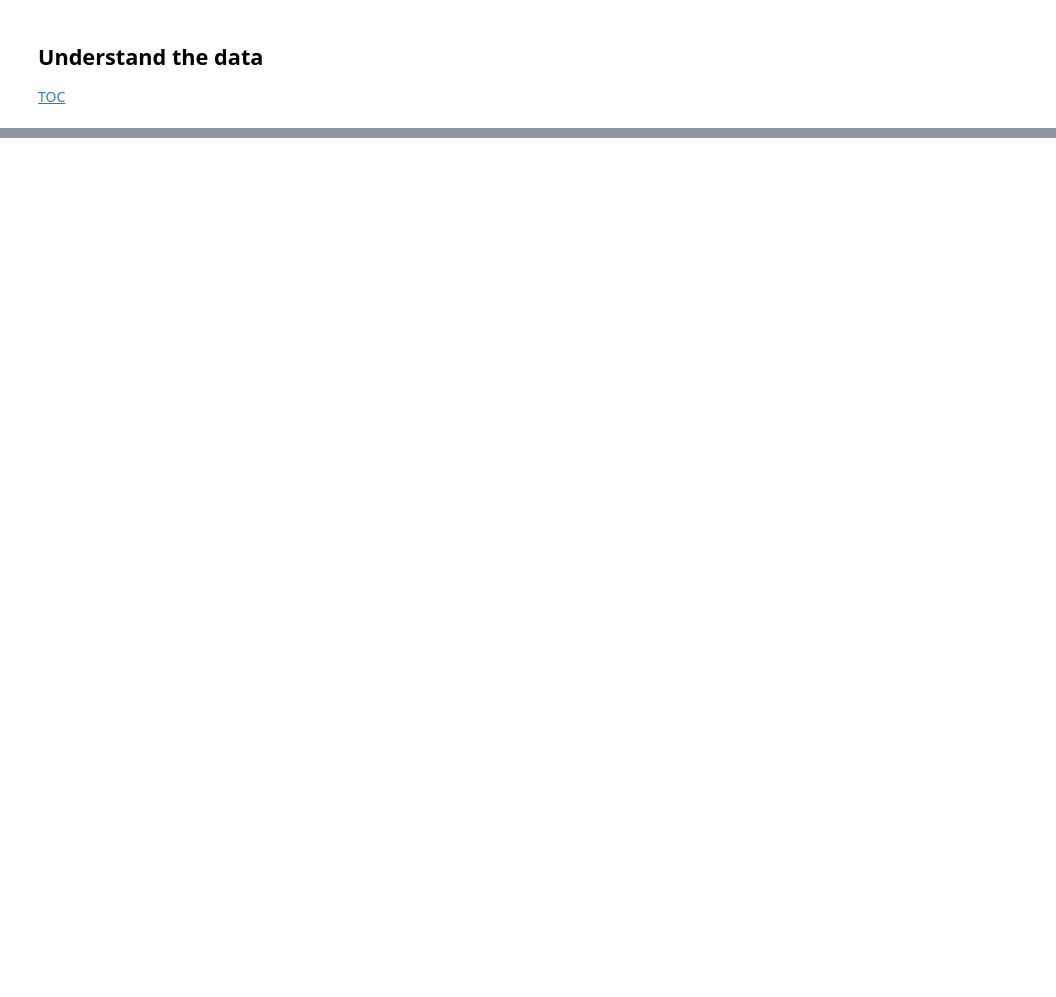
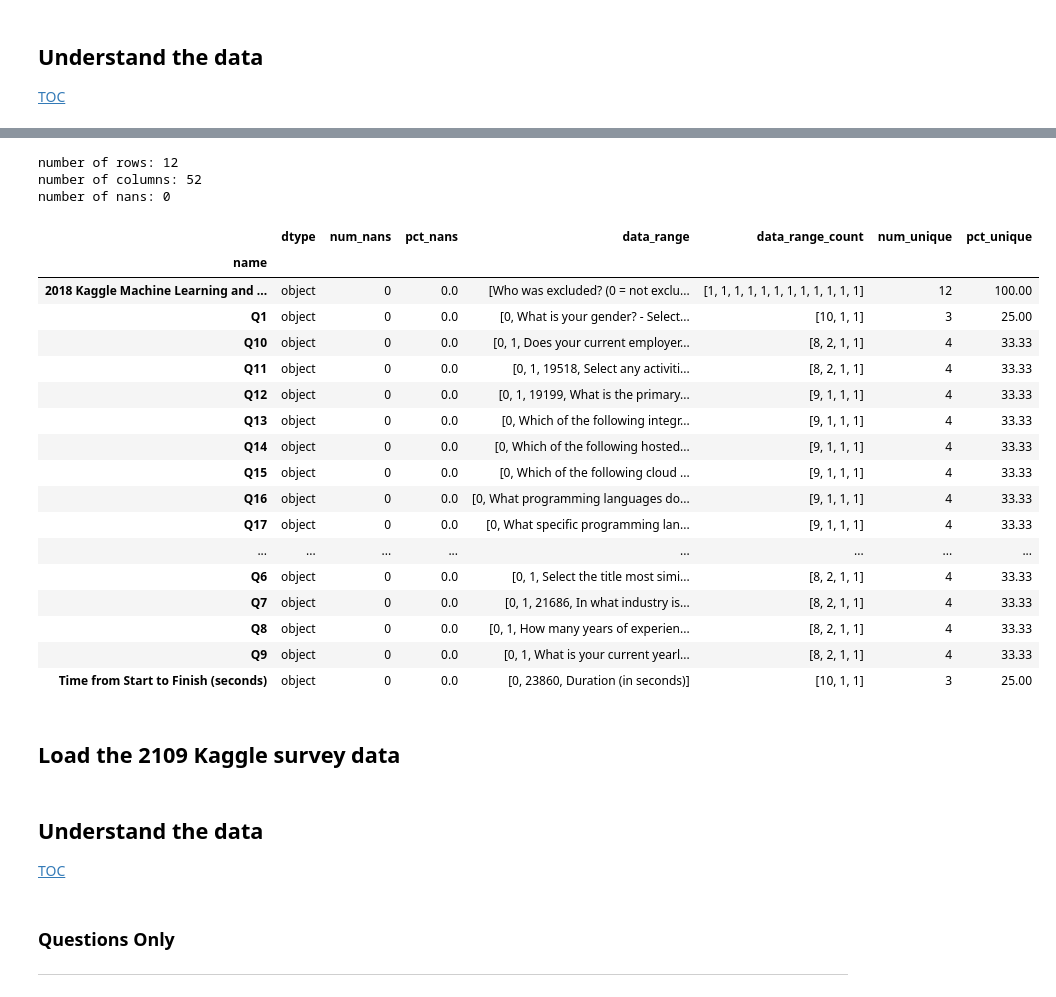
Before and after one commit to dgander000/DSND-Project-1, a Jupyter notebook: DSND-Project-1.ipynb, the cells around one changed output, grey strips where cells are left out. Saved outputs shown, nothing was run; the diff lists cells and outputs as text; code cells hidden in the pictures; blank space fills up the shorter version.

```diff
--- a/DSND-Project-1.ipynb
+++ b/DSND-Project-1.ipynb
@@ -353,0 +297,30 @@ number of nans: 16467621
+# %%
+num_rows, num_cols, num_nans, df_schema_info = get_dataframe_info(df_ss_2018)
+print('number of rows:', num_rows)
+print('number of columns:', num_cols)
+print('number of nans:', num_nans)
+display(df_schema_info)
+# %% [output]
+number of rows: 12
+number of columns: 52
+number of nans: 0
+|  | dtype | num_nans | pct_nans | data_range | data_range_count | num_unique | pct_unique |
+| name |  |  |  |  |  |  |  |
+| 2018 Kaggle Machine Learning and ... | object | 0 | 0.0 | [Who was excluded? (0 = not exclu... | [1, 1, 1, 1, 1, 1, 1, 1, 1, 1, 1, 1] | 12 | 100.00 |
+| Q1 | object | 0 | 0.0 | [0, What is your gender? - Select... | [10, 1, 1] | 3 | 25.00 |
+| Q10 | object | 0 | 0.0 | [0, 1, Does your current employer... | [8, 2, 1, 1] | 4 | 33.33 |
+| Q11 | object | 0 | 0.0 | [0, 1, 19518, Select any activiti... | [8, 2, 1, 1] | 4 | 33.33 |
+| Q12 | object | 0 | 0.0 | [0, 1, 19199, What is the primary... | [9, 1, 1, 1] | 4 | 33.33 |
+| Q13 | object | 0 | 0.0 | [0, Which of the following integr... | [9, 1, 1, 1] | 4 | 33.33 |
+| Q14 | object | 0 | 0.0 | [0, Which of the following hosted... | [9, 1, 1, 1] | 4 | 33.33 |
+| Q15 | object | 0 | 0.0 | [0, Which of the following cloud ... | [9, 1, 1, 1] | 4 | 33.33 |
+| Q16 | object | 0 | 0.0 | [0, What programming languages do... | [9, 1, 1, 1] | 4 | 33.33 |
+| Q17 | object | 0 | 0.0 | [0, What specific programming lan... | [9, 1, 1, 1] | 4 | 33.33 |
+| ... | ... | ... | ... | ... | ... | ... | ... |
+| Q6 | object | 0 | 0.0 | [0, 1, Select the title most simi... | [8, 2, 1, 1] | 4 | 33.33 |
+| Q7 | object | 0 | 0.0 | [0, 1, 21686, In what industry is... | [8, 2, 1, 1] | 4 | 33.33 |
+| Q8 | object | 0 | 0.0 | [0, 1, How many years of experien... | [8, 2, 1, 1] | 4 | 33.33 |
+| Q9 | object | 0 | 0.0 | [0, 1, What is your current yearl... | [8, 2, 1, 1] | 4 | 33.33 |
+| Time from Start to Finish (seconds) | object | 0 | 0.0 | [0, 23860, Duration (in seconds)] | [10, 1, 1] | 3 | 25.00 |
+# %% [markdown]
+## Load the 2109 Kaggle survey data <a class="anchor" id="load-bullet"></a>
@@ -353,0 +332,6 @@ number of nans: 16467621
+# %% [markdown]
+## Understand the data  <a class="anchor" id="understand-bullet"></a>
+[TOC](#toc)
+# %% [markdown]
+### Questions Only
+____
```
Also changed, not shown: parts of 73 cells of this notebook.
